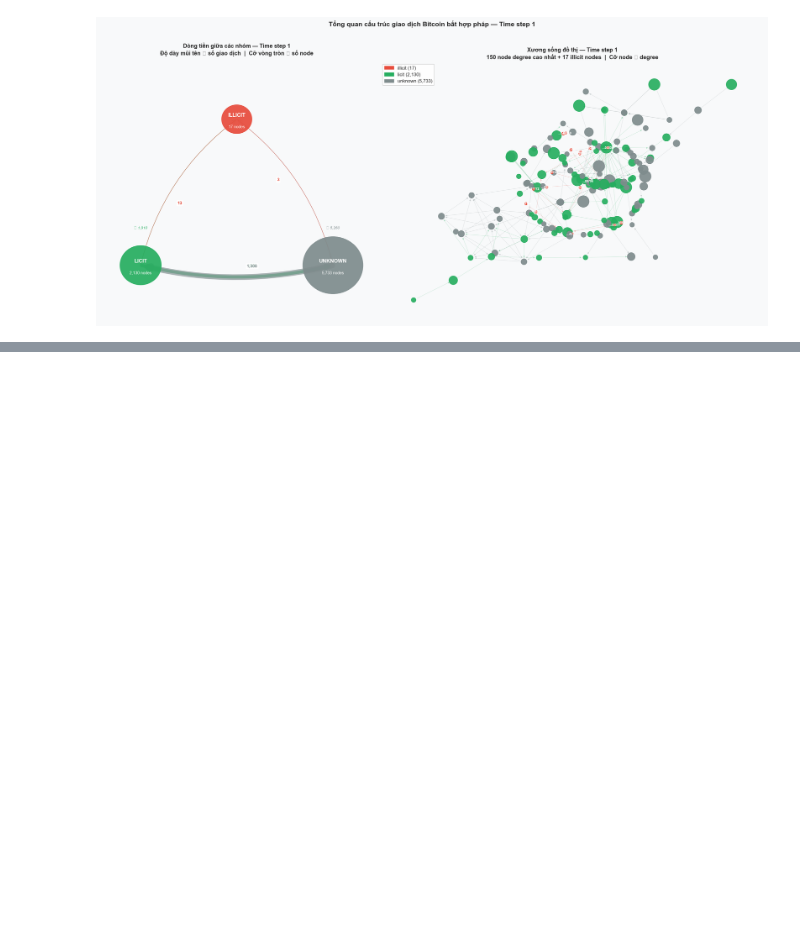
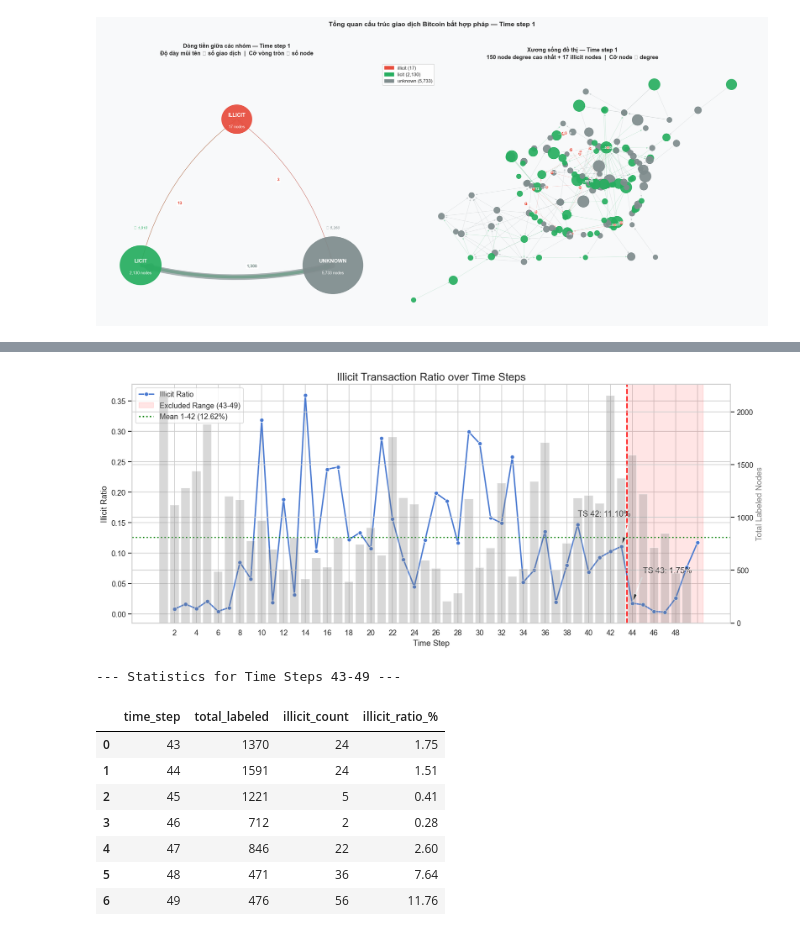
Before and after one commit to DuongXD-27/transaction-network-analysis, a Jupyter notebook: notebooks/eda_dataset.ipynb, the cells around one changed output, grey strips where cells are left out. Saved outputs shown, nothing was run; the diff lists cells and outputs as text; code cells hidden in the pictures; blank space fills up the shorter version.

```diff
--- a/notebooks/eda_dataset.ipynb
+++ b/notebooks/eda_dataset.ipynb
@@ -750,0 +686,79 @@ Overall illicit ratio in 43-49: 2.53%
+# %%
+# 1. Calculate illicit ratio per time step
+labeled_df = df_cls[df_cls['class'] != 'unknown'].merge(df_feat[['txId', 'time_step']], on='txId', how='left')
+labeled_df['is_illicit'] = (labeled_df['class'] == '1').astype(int)
+
+ratio_df = labeled_df.groupby('time_step').agg(
+    total_labeled=('txId', 'count'),
+    illicit_count=('is_illicit', 'sum')
+).reset_index()
+
+ratio_df['illicit_ratio'] = ratio_df['illicit_count'] / ratio_df['total_labeled']
+
+# 2. Plotting the ratio with twinx for sample size
+fig, ax1 = plt.subplots(figsize=(14, 6))
+
+sns.lineplot(data=ratio_df, x='time_step', y='illicit_ratio', marker='o', color='b', linewidth=2, label='Illicit Ratio', ax=ax1)
+
+# Twin axis for sample size
+ax2 = ax1.twinx()
+sns.barplot(data=ratio_df, x='time_step', y='total_labeled', alpha=0.3, color='gray', ax=ax2)
+ax2.set_ylabel('Total Labeled Nodes', color='gray', fontsize=12)
+
+# Highlight time steps 43-49
+ax1.axvspan(42.5, 49.5, color='red', alpha=0.1, label='Excluded Range (43-49)')
+ax1.axvline(x=42.5, color='red', linestyle='--', linewidth=2)
+
+# Mean baseline 1-42
+mean_1_42 = ratio_df[ratio_df['time_step'] <= 42]['illicit_ratio'].mean()
+ax1.axhline(y=mean_1_42, color='green', linestyle=':', linewidth=2, label=f'Mean 1-42 ({mean_1_42*100:.2f}%)')
+
+# Annotations
+ratio_42 = ratio_df[ratio_df['time_step'] == 42]['illicit_ratio'].values[0]
+ratio_43 = ratio_df[ratio_df['time_step'] == 43]['illicit_ratio'].values[0]
+ax1.annotate(f'TS 42: {ratio_42*100:.2f}%', xy=(42, ratio_42), xytext=(38, ratio_42+0.05),
+             arrowprops=dict(facecolor='black', shrink=0.05, width=1, headwidth=5))
+ax1.annotate(f'TS 43: {ratio_43*100:.2f}%', xy=(43, ratio_43), xytext=(44, ratio_43+0.05),
+             arrowprops=dict(facecolor='black', shrink=0.05, width=1, headwidth=5))
+
+ax1.set_title('Illicit Transaction Ratio over Time Steps', fontsize=16)
+ax1.set_xlabel('Time Step', fontsize=12)
+ax1.set_ylabel('Illicit Ratio', fontsize=12)
+ax1.set_xticks(range(1, 50, 2))
+
+# Combine legends from ax1
+lines, labels = ax1.get_legend_handles_labels()
+ax1.legend(lines, labels, loc='upper left')
+
+plt.tight_layout()
+plt.show()
+
+# 3. Statistics for the excluded range (43-49)
+print("--- Statistics for Time Steps 43-49 ---")
+excluded_stats = ratio_df[ratio_df['time_step'] >= 43].copy().reset_index(drop=True)
+excluded_stats['illicit_ratio_%'] = (excluded_stats['illicit_ratio'] * 100).round(2)
+display(excluded_stats[['time_step', 'total_labeled', 'illicit_count', 'illicit_ratio_%']])
+
+total_labeled_excluded = excluded_stats['total_labeled'].sum()
+total_illicit_excluded = excluded_stats['illicit_count'].sum()
+print(f"\nTotal labeled nodes in 43-49: {total_labeled_excluded}")
+print(f"Total illicit nodes in 43-49: {total_illicit_excluded}")
+print(f"Overall illicit ratio in 43-49 (pooled): {(total_illicit_excluded / total_labeled_excluded * 100):.2f}%")
+
+# 4. Compare distributions (1-42 vs 43-49)
+print("\n--- Comparison: Steps 1-42 vs Steps 43-49 ---")
+ratio_df['period'] = np.where(ratio_df['time_step'] <= 42, 'Steps 1-42', 'Steps 43-49')
+compare_stats = ratio_df.groupby('period')['illicit_ratio'].agg(['mean', 'std', 'min', 'max']).round(4)
+compare_stats['CV (Std/Mean)'] = (compare_stats['std'] / compare_stats['mean']).round(4)
+display(compare_stats)
+# %% [output]
+[figure, added]
+--- Statistics for Time Steps 43-49 ---
+|  | time_step | total_labeled | illicit_count | illicit_ratio_% |
+| 0 | 43 | 1370 | 24 | 1.75 |
+| 1 | 44 | 1591 | 24 | 1.51 |
+| 2 | 45 | 1221 | 5 | 0.41 |
+| 3 | 46 | 712 | 2 | 0.28 |
+| 4 | 47 | 846 | 22 | 2.60 |
+| 5 | 48 | 471 | 36 | 7.64 |
+| 6 | 49 | 476 | 56 | 11.76 |
```
Also changed, not shown: parts of 4 cells of this notebook, 1 other file.
